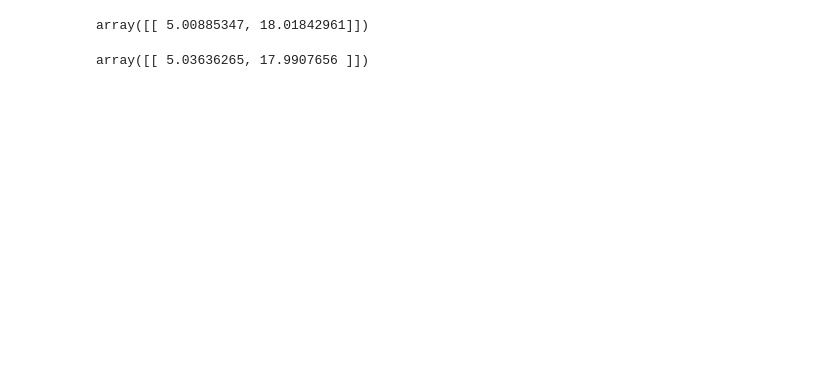
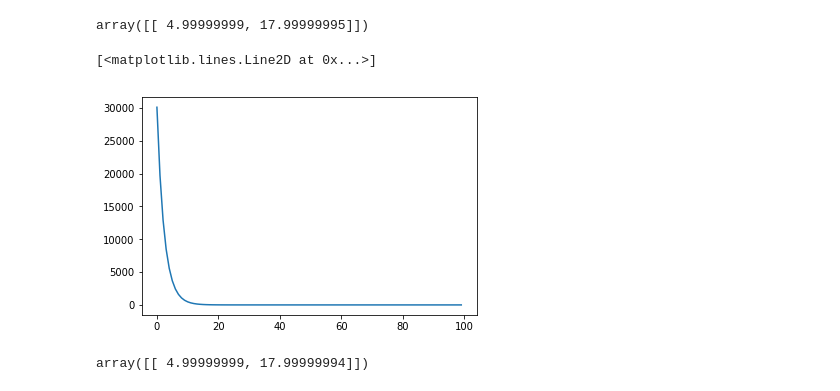
Before and after one commit to khiem2105/FakeTorch, a Jupyter notebook: src/test.ipynb, the cells around one changed output. Drawn from its saved outputs; the diff is of its cells as text; code cells hidden in the pictures; blank space fills up the shorter version.

```diff
--- a/src/test.ipynb
+++ b/src/test.ipynb
@@ -9,29 +11,44 @@ from sklearn.metrics import accuracy_score
 # %%
-x = np.random.randn(100, 3)
+x = np.random.randn(1000, 3)
 y = np.hstack((np.expand_dims(x[:, 0] + 2 * x[:, 1], 1), np.expand_dims(x[:, 0] + x[:, 1] + 5 * x[:, 2], 1)))
 
 module = Linear(3, 2)
 loss = MSELoss()
 
+train_loss = []
+
 for _ in range(100):
     yhat = module.forward(x)
+    train_loss.append(np.sum(loss.forward(y, yhat)))
+
     delta1 = loss.backward(y, yhat)
+    delta1 = delta1 / delta1.shape[0]
 
     module.backward_update_gradient(delta1)
-    module.update_parameters()
+    module.update_parameters(gradient_step=.1)
     module.zero_grad()
 
 module.forward(np.array([[1, 2, 3]]))
 # %% [output]
-array([[ 5.00885347, 18.01842961]])
+array([[ 4.99999999, 17.99999995]])
+# %%
+plt.plot(range(100), train_loss)
+# %% [output]
+[<matplotlib.lines.Line2D at 0x...>]
+[figure, added]
 # %%
 m = Sequentiel(Linear(3, 2))
-op = Optim(m, MSELoss())
+op = Optim(m, MSELoss(), lr=.1)
+
+train_loss = []
 
 for _ in range(100):
+    yhat = m.forward(x)
+    train_loss.append(np.sum(MSELoss().forward(y, yhat)))
+
     op.zero_grad()
     op.step(x, y)
 
 m.forward(np.array([[1, 2, 3]]))
 # %% [output]
-array([[ 5.03636265, 17.9907656 ]])
+array([[ 4.99999999, 17.99999994]])
```
Also changed, not shown: parts of 12 cells of this notebook, 6 other files.
